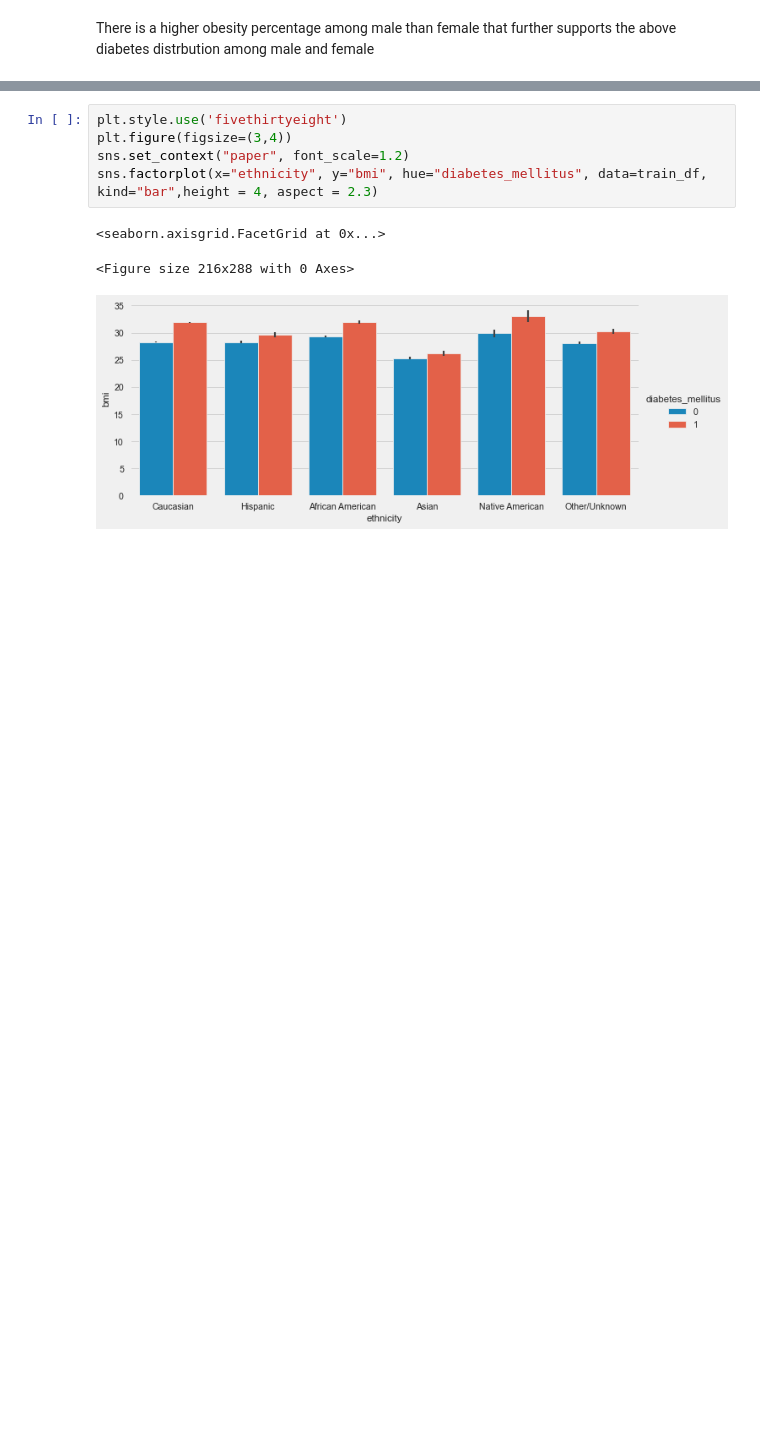
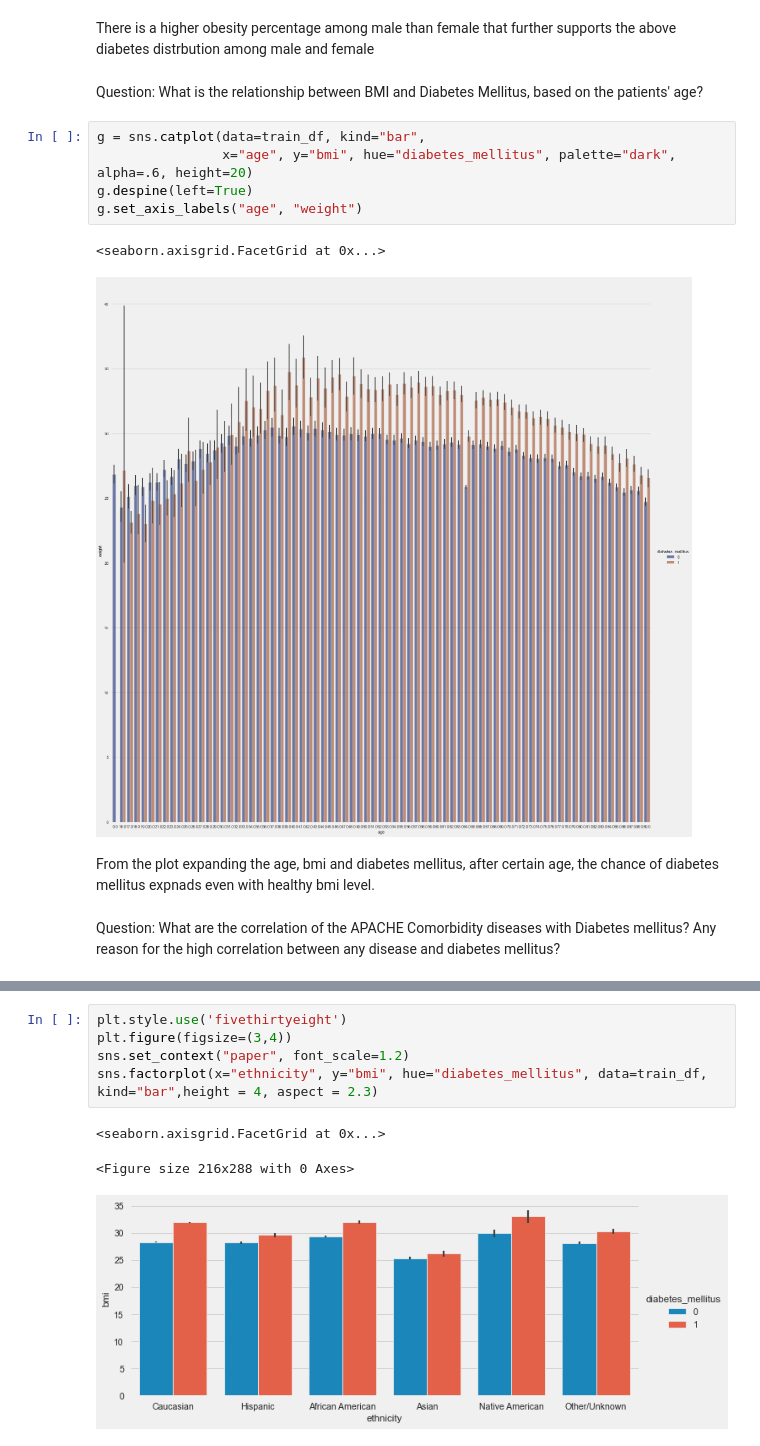
Before and after one commit to sifatnabil/diabetes_mellitus_detection_experiment, a Jupyter notebook: notebooks/Diagnostic_Analysis.ipynb, the cells around one changed output, grey strips where cells are left out. Drawn from its saved outputs; the diff is of its cells as text; blank space fills up the shorter version.

```diff
--- a/notebooks/Diagnostic_Analysis.ipynb
+++ b/notebooks/Diagnostic_Analysis.ipynb
@@ -100,2 +105,16 @@ Obesity among Female: 66.50373387644264 %
 # %% [markdown]
 There is a higher obesity percentage among male than female that further supports the above diabetes distrbution among male and female
+# %% [markdown]
+Question: What is the relationship between BMI and Diabetes Mellitus, based on the patients' age?
+# %%
+g = sns.catplot(data=train_df, kind="bar",
+                x="age", y="bmi", hue="diabetes_mellitus", palette="dark", alpha=.6, height=20)
+g.despine(left=True)
+g.set_axis_labels("age", "weight")
+# %% [output]
+<seaborn.axisgrid.FacetGrid at 0x...>
+[figure, added]
+# %% [markdown]
+From the plot expanding the age, bmi and diabetes mellitus, after certain age, the chance of diabetes mellitus expnads even with healthy bmi level.
+# %% [markdown]
+Question: What are the correlation of the APACHE Comorbidity diseases with Diabetes mellitus? Any reason for the high correlation between any disease and diabetes mellitus?
```
Also changed, not shown: parts of 28 cells of this notebook.
